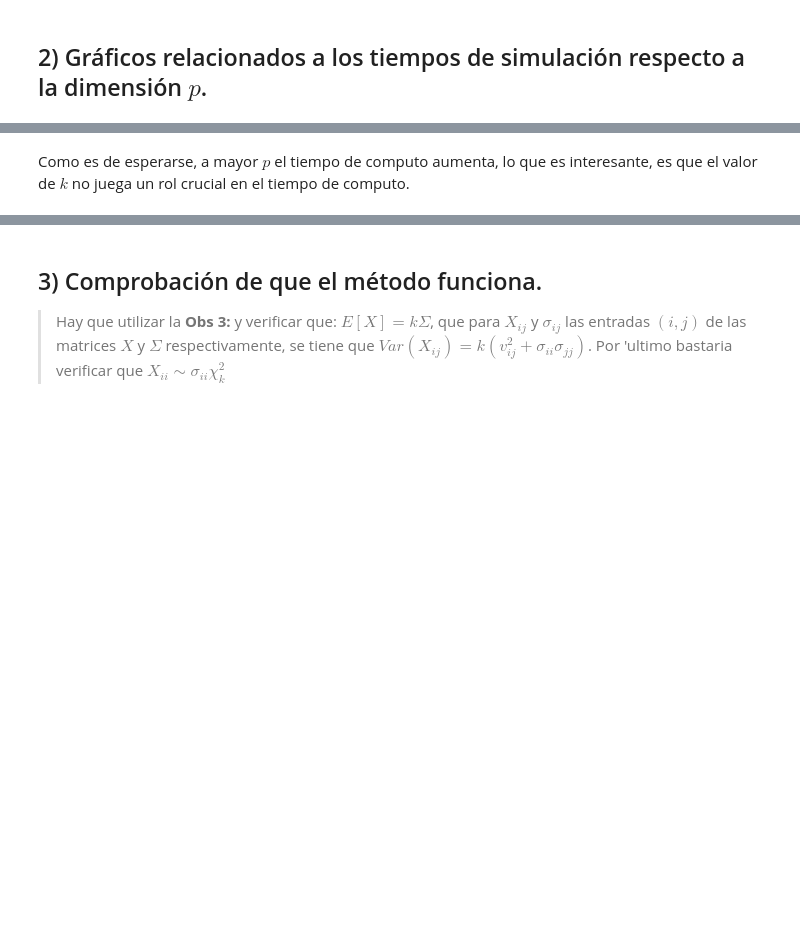
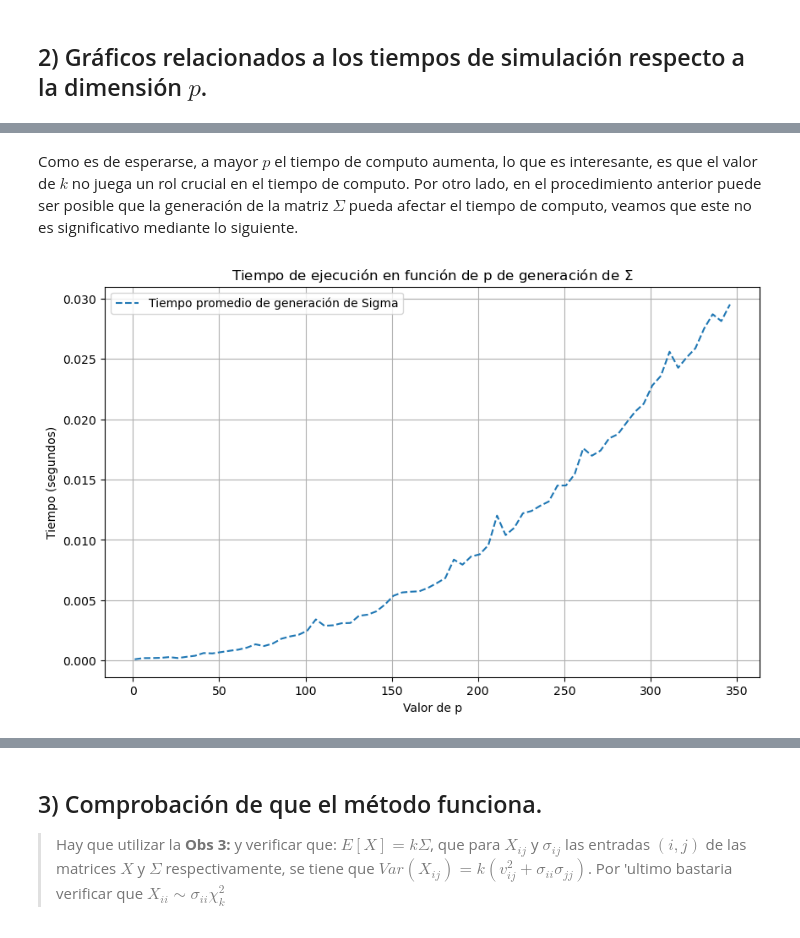
Before and after one commit to Darkrayyss/Certamen-1-MAT468-Diego-Astaburuaga, a Jupyter notebook: Entrega Certamen/Pregunta1.ipynb, the cells around one changed output, grey strips where cells are left out. Saved outputs shown, nothing was run; the diff lists cells and outputs as text; code cells hidden in the pictures; blank space fills up the shorter version.

```diff
--- a/Entrega Certamen/Pregunta1.ipynb
+++ b/Entrega Certamen/Pregunta1.ipynb
@@ -195,2 +192,2 @@ plt.show()
 # %% [markdown]
-Como es de esperarse, a mayor $p$ el tiempo de computo aumenta, lo que es interesante, es que el valor de $k$ no juega un rol crucial en el tiempo de computo.
+Como es de esperarse, a mayor $p$ el tiempo de computo aumenta, lo que es interesante, es que el valor de $k$ no juega un rol crucial en el tiempo de computo. Por otro lado, en el procedimiento anterior puede ser posible que la generación de la matriz $\Sigma$ pueda afectar el tiempo de computo, veamos que este no es significativo mediante lo siguiente.
@@ -196,0 +220,16 @@ Como es de esperarse, a mayor $p$ el tiempo de computo aumenta, lo que es intere
+# %%
+plt.figure(figsize=(10, 6))
+
+plt.plot(p_list, elapsed_times, '--', label=f'Tiempo promedio de generación de Sigma')
+
+
+plt.xlabel('Valor de p')
+plt.ylabel('Tiempo (segundos)')
+plt.title(r'Tiempo de ejecución en función de p de generación de $\Sigma$')
+plt.legend()
+plt.grid(True)
+
+# Mostrar el gráfico
+plt.show()
+# %% [output]
+[figure, added]
```
Also changed, not shown: parts of 32 cells of this notebook, 1 other file.
